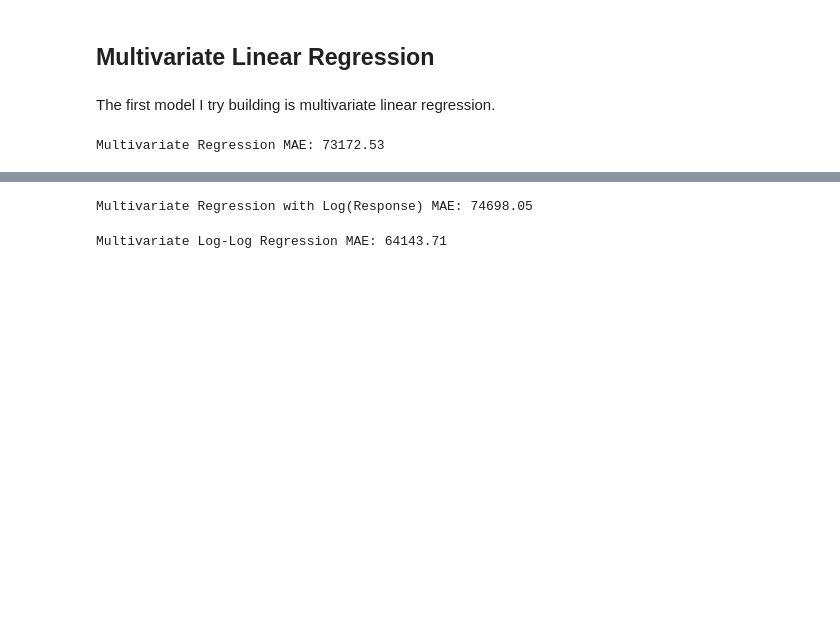
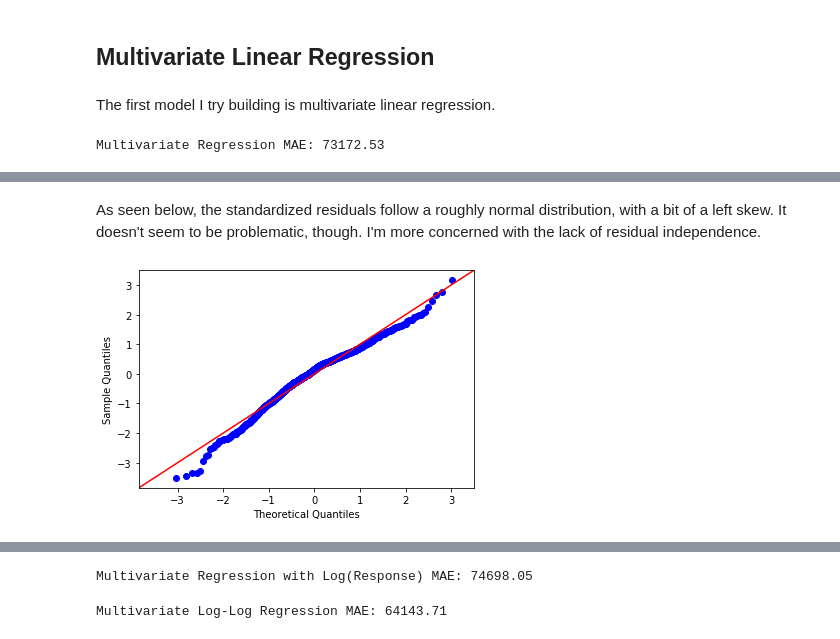
Before and after one commit to reynaldop96/Predicting-El-Salvador-House-Prices, a Jupyter notebook: HOMES PROJECT FINAL.ipynb, the cells around one changed output, grey strips where cells are left out. Cells and saved outputs as stored; diff of their text form; code cells hidden in the pictures; blank space fills up the shorter version.

```diff
--- a/HOMES PROJECT FINAL.ipynb
+++ b/HOMES PROJECT FINAL.ipynb
@@ -583,0 +621,12 @@ Multivariate Regression MAE: 73172.53
+# %% [markdown]
+As seen below, the standardized residuals follow a roughly normal distribution, with a bit of a left skew. It doesn't seem to be problematic, though. I'm more concerned with the lack of residual independence.
+# %%
+import statsmodels.api as sm
+import pylab
+
+test = np.random.normal(0,1, 1000)
+
+sm.qqplot(stand_resid, line='45')
+pylab.show()
+# %% [output]
+[figure, added]
```
Also changed, not shown: parts of 23 cells of this notebook.
